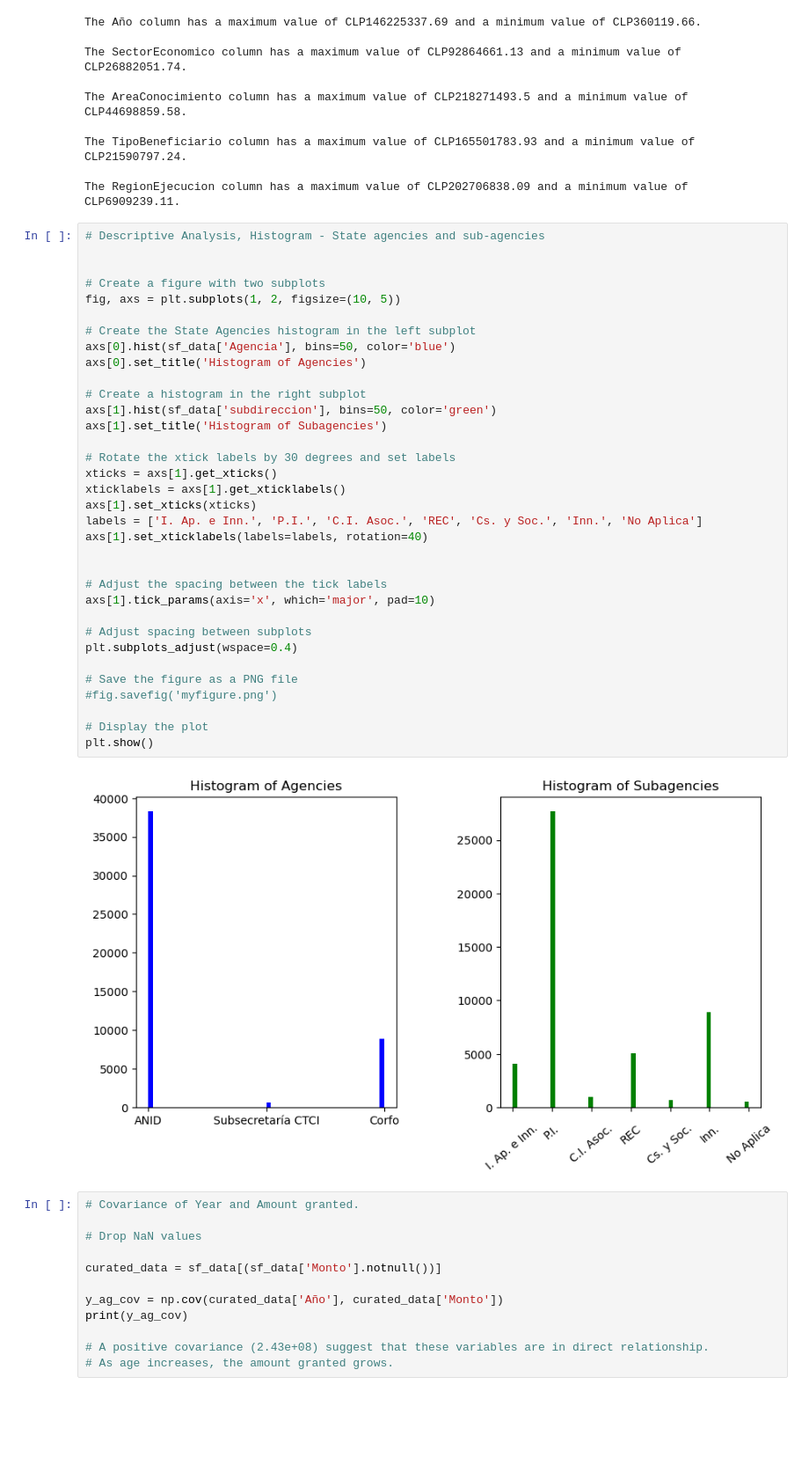
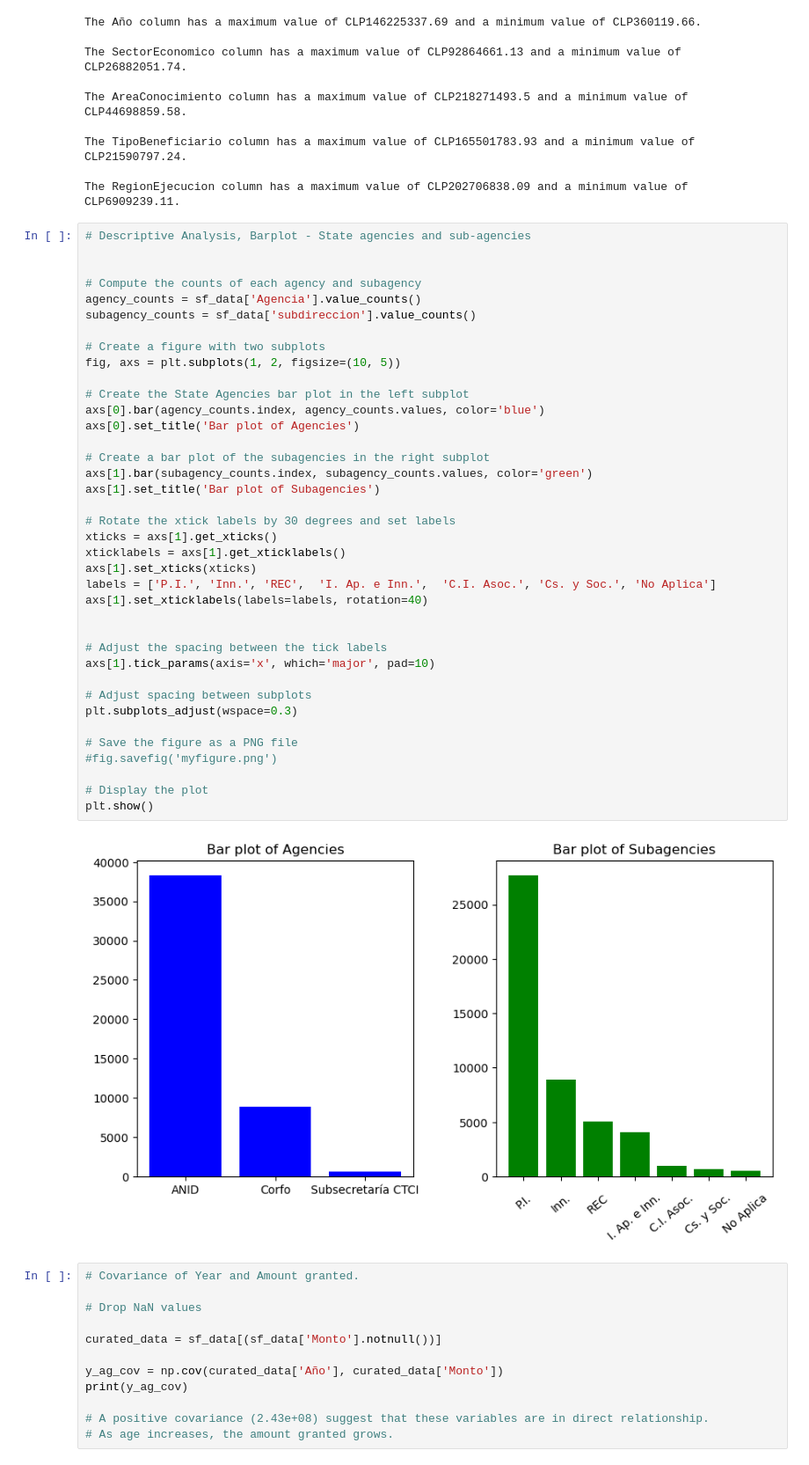
Before and after one commit to Claudio-AhumadaL/Science-and-Technology-in-Chile--State-funding-between-1982-and-2022, a Jupyter notebook: Science and Technology Projects - Funding Awarded by Chilean State between 1982 and 2022.ipynb, the cells around one changed output. Shown at 88% size. Cells and saved outputs as stored; diff of their text form; blank space fills up the shorter version.

Commit message:
Change histogram to barplot
Changed Agency and Subagencies histograms to barplot for better visualization

```diff
--- a/Science and Technology Projects - Funding Awarded by Chilean State between 1982 and 2022.ipynb
+++ b/Science and Technology Projects - Funding Awarded by Chilean State between 1982 and 2022.ipynb
@@ -320,41 +320,45 @@ The TipoBeneficiario column has a maximum value of CLP165501783.93 and a minimum
 
 The RegionEjecucion column has a maximum value of CLP202706838.09 and a minimum value of CLP6909239.11.
 # %%
-# Descriptive Analysis, Histogram - State agencies and sub-agencies
+# Descriptive Analysis, Barplot - State agencies and sub-agencies
 
+
+# Compute the counts of each agency and subagency
+agency_counts = sf_data['Agencia'].value_counts()
+subagency_counts = sf_data['subdireccion'].value_counts()
 
 # Create a figure with two subplots
 fig, axs = plt.subplots(1, 2, figsize=(10, 5))
 
-# Create the State Agencies histogram in the left subplot
-axs[0].hist(sf_data['Agencia'], bins=50, color='blue')
-axs[0].set_title('Histogram of Agencies')
+# Create the State Agencies bar plot in the left subplot
+axs[0].bar(agency_counts.index, agency_counts.values, color='blue')
+axs[0].set_title('Bar plot of Agencies')
 
-# Create a histogram in the right subplot
-axs[1].hist(sf_data['subdireccion'], bins=50, color='green')
-axs[1].set_title('Histogram of Subagencies')
+# Create a bar plot of the subagencies in the right subplot
+axs[1].bar(subagency_counts.index, subagency_counts.values, color='green')
+axs[1].set_title('Bar plot of Subagencies')
 
 # Rotate the xtick labels by 30 degrees and set labels
 xticks = axs[1].get_xticks()
 xticklabels = axs[1].get_xticklabels()
 axs[1].set_xticks(xticks)
-labels = ['I. Ap. e Inn.', 'P.I.', 'C.I. Asoc.', 'REC', 'Cs. y Soc.', 'Inn.', 'No Aplica']
+labels = ['P.I.', 'Inn.', 'REC',  'I. Ap. e Inn.',  'C.I. Asoc.', 'Cs. y Soc.', 'No Aplica']
 axs[1].set_xticklabels(labels=labels, rotation=40)
 
 
 # Adjust the spacing between the tick labels
 axs[1].tick_params(axis='x', which='major', pad=10)
 
 # Adjust spacing between subplots
-plt.subplots_adjust(wspace=0.4)
+plt.subplots_adjust(wspace=0.3)
 
 # Save the figure as a PNG file
 #fig.savefig('myfigure.png')
 
 # Display the plot
 plt.show()
 # %% [output]
-[figure, old version]
+[figure, new version]
 # %%
 # Covariance of Year and Amount granted.
 
```
